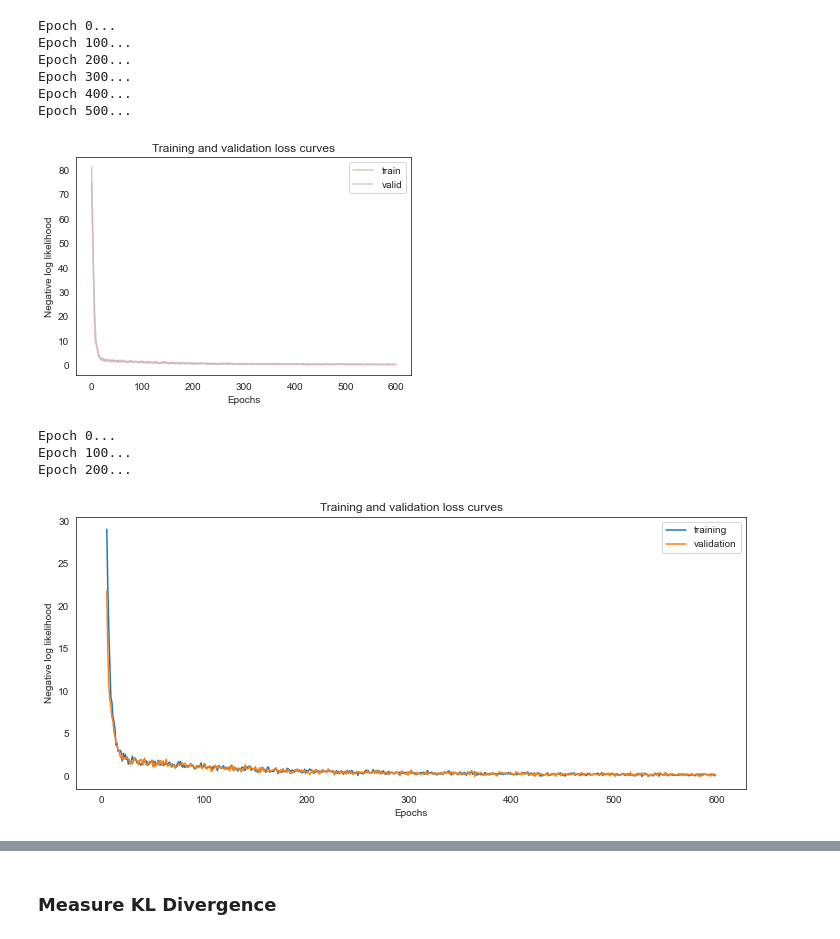
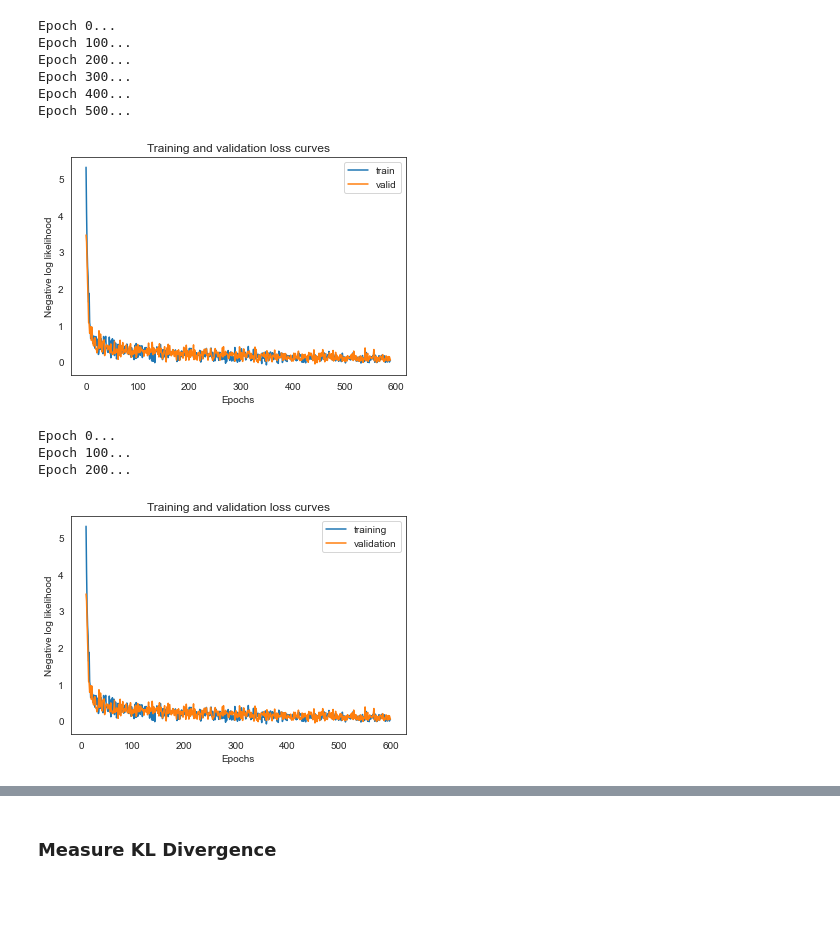
Before and after one commit to kgkeklikci/Normalizing-Flows, a Jupyter notebook: beta-vae-normalizing-flows/thoracic-surgery/beta-vae-maf-thoracic-surgery-shift-only_v1.1.ipynb, the cells around one changed output, grey strips where cells are left out. Saved outputs shown, nothing was run; the diff lists cells and outputs as text; code cells hidden in the pictures; blank space fills up the shorter version.

```diff
--- a/beta-vae-normalizing-flows/thoracic-surgery/beta-vae-maf-thoracic-surgery-shift-only_v1.1.ipynb
+++ b/beta-vae-normalizing-flows/thoracic-surgery/beta-vae-maf-thoracic-surgery-shift-only_v1.1.ipynb
@@ -196,6 +204,6 @@ print(f'# of test samples: {X_test.shape[0]}')
 # of training samples: 224
 # of test samples: 224
 # %%
-X_train_prior = np.append(X_train.DGN.to_numpy().reshape(-1,1), scaler.inverse_transform(X_train[keepdims[1:]]), axis=1)
-X_test_prior = np.append(X_test.DGN.to_numpy().reshape(-1,1), scaler.inverse_transform(X_test[keepdims[1:]]), axis=1)
+y_train.reset_index(drop=True, inplace=True)
+X_train['Risk1Yr'] = y_train
 # %%
@@ -219,8 +221,4 @@ sns.despine()
 # %% [markdown]
 ### Compile and fit the model
 # %%
-X_train[keepdims[1:]] = X_train[keepdims[1:]].astype(np.float32)
-X_test[keepdims[1:]] = X_test[keepdims[1:]].astype(np.float32)
+X_test.drop(['DGN'], axis=1, inplace=True)
-# %%
-X_train.drop('DGN',axis=1,inplace=True)
-X_test.drop('DGN',axis=1,inplace=True)
@@ -227,3 +228,5 @@ X_test.drop('DGN',axis=1,inplace=True)
+# %%
+X_train.drop(['DGN', 'Risk1Yr'],axis=1,inplace=True)
 # %%
 optimizer = Adam(learning_rate=3e-4)
 epochs = 600
@@ -441,18 +397,19 @@ Epoch 300...
 Epoch 400...
 Epoch 500...
 # %%
-train_losses = history.history['loss']
-valid_losses = history.history['val_loss']
+cutoff=10
+train_losses = history.history['loss'][cutoff:]
+valid_losses = history.history['val_loss'][cutoff:]
 
-plt.plot(train_losses, label='train', c=color_list[0])
-plt.plot(valid_losses, label='valid', c=color_list[1])
+plt.plot(train_losses, label='train')
+plt.plot(valid_losses, label='valid')
 plt.legend()
 plt.xlabel("Epochs")
 plt.ylabel("Negative log likelihood")
 plt.title("Training and validation loss curves")
 plt.show()
 # %% [output]
-[figure, old version]
+[figure, new version]
 # %%
 x = mvn.sample(sample_shape=n_samples)
 names = [mvn.name, trainable_dist.bijector.name]
@@ -530,21 +487,20 @@ Epoch 0...
 Epoch 100...
 Epoch 200...
 # %%
-plt.figure(figsize=(12, 5))
-cutoff = 5
+cutoff=10
 train_losses = history.history['loss'][cutoff:]
 valid_losses = history.history['val_loss'][cutoff:]
 
 plt.plot(np.arange(cutoff, epochs), train_losses, label='training')
 plt.plot(np.arange(cutoff, epochs), valid_losses, label='validation')
 
 plt.legend()
 plt.xlabel("Epochs")
 plt.ylabel("Negative log likelihood")
 plt.title("Training and validation loss curves")
 plt.show()
 # %% [output]
-[figure, old version]
+[figure, new version]
 # %%
 names, samples = make_samples()
 # %%
```
Also changed, not shown: parts of 36 cells of this notebook, 7 other files.
